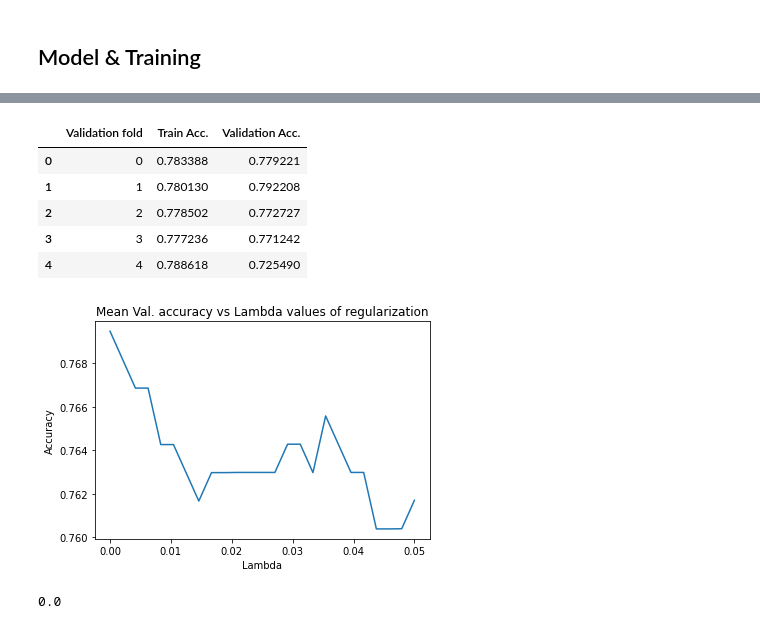
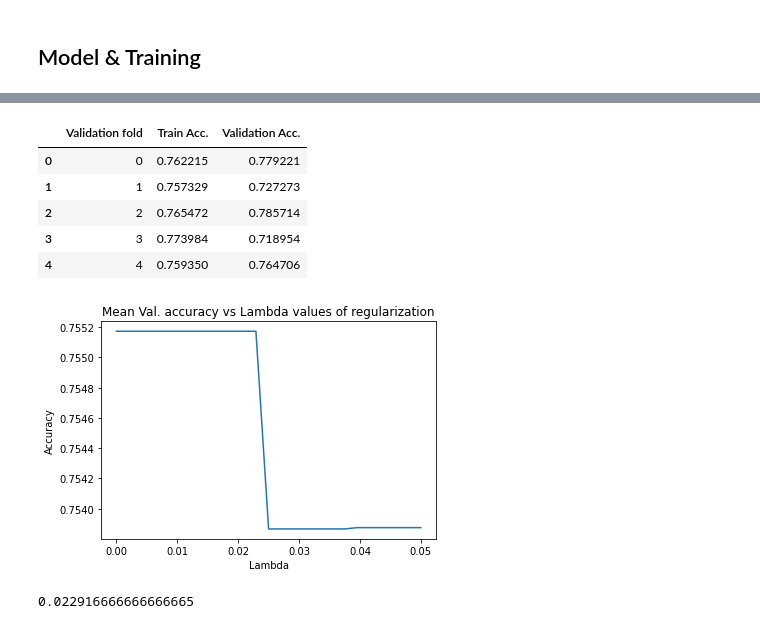
Before and after one commit to dv-rastogi/ml-pg-linear-models, a Jupyter notebook: LogRegression.ipynb, the cells around one changed output, grey strips where cells are left out. Drawn from its saved outputs; the diff is of its cells as text; code cells hidden in the pictures.

```diff
--- a/LogRegression.ipynb
+++ b/LogRegression.ipynb
@@ -105,7 +107,7 @@ class LogRegression:
     Uses Batch Gradient Descent for updates
     """
 
-    def __init__(self, normalise=True, lr=0.1, reg_lambda=0):
+    def __init__(self, normalise=True, lr=0.01, reg_lambda=0):
         self.normalise = normalise
         self.lr = lr
         self.reg_lambda = reg_lambda
@@ -146,13 +148,11 @@ class LogRegression:
         prev_step_size = np.inf
 
         while iters < epochs and prev_step_size > precision:
-            train_predict = self.predict(X_df)
             self.train_losses.append(self.loss(y, self.prob(X)))
-            self.train_accuracies.append(accuracy(y, train_predict))
+            self.train_accuracies.append(accuracy(y, self.predict(X_df)))
             if validation:
-                val_predict = self.predict(X_val_df)
                 self.validation_losses.append(self.loss(y_val, self.prob(X_val)))
-                self.validation_accuracies.append(accuracy(y_val, val_predict))
+                self.validation_accuracies.append(accuracy(y_val, self.predict(X_val_df)))
 
             if display:
                 print(f'Epoch {iters + 1} ----')
@@ -190,10 +190,18 @@ class LogRegression:
         return y_pred
 # %%
 log_reg_df = {'Validation fold': [], 'Train Acc.': [], 'Validation Acc.': []}
+log_reg_models_path = f'Weights/2/log-reg-models.sav'
+log_reg_models_exists = os.path.exists(log_reg_models_path)
+log_reg_models = joblib.load(log_reg_models_path) if log_reg_models_exists else []
 for val_fold in range(len(folds)):
     train_df, val_df = form_train_val(folds, val_fold)
-    log_reg = LogRegression()
-    log_reg.fit(train_df[feature_cols], train_df[out_col], val_df[feature_cols], val_df[out_col], display=False)
+    log_reg = None
+    if not log_reg_models_exists:
+        log_reg = LogRegression()
+        log_reg.fit(train_df[feature_cols], train_df[out_col], val_df[feature_cols], val_df[out_col], display=False)
+        log_reg_models.append(log_reg)
+    else:
+        log_reg = log_reg_models[val_fold]
 
     x_plot = np.arange(1, log_reg.epochs_run + 1)
     plt.plot(x_plot, log_reg.train_accuracies, label='train acc.')
@@ -218,4 +226,6 @@ for val_fold in range(len(folds)):
     log_reg_df['Validation Acc.'].append(log_reg.validation_accuracies[-1])
 
 log_reg_df = pd.DataFrame(log_reg_df)
+if not log_reg_models_exists:
+    joblib.dump(log_reg_models, log_reg_models_path)
 # %% [output]
@@ -233,34 +243,48 @@ log_reg_df = pd.DataFrame(log_reg_df)
 log_reg_df
 # %% [output]
 |  | Validation fold | Train Acc. | Validation Acc. |
-| 0 | 0 | 0.783388 | 0.779221 |
-| 1 | 1 | 0.780130 | 0.792208 |
-| 2 | 2 | 0.778502 | 0.772727 |
-| 3 | 3 | 0.777236 | 0.771242 |
-| 4 | 4 | 0.788618 | 0.725490 |
+| 0 | 0 | 0.762215 | 0.779221 |
+| 1 | 1 | 0.757329 | 0.727273 |
+| 2 | 2 | 0.765472 | 0.785714 |
+| 3 | 3 | 0.773984 | 0.718954 |
+| 4 | 4 | 0.759350 | 0.764706 |
 # %%
 reg_lambdas = np.linspace(0, 0.05, 25)
 mean_val_accuracy = []
+log_reg_lambda_models_path = f'Weights/2/log-reg-lambda-models.sav'
+log_reg_lambda_models_exists = os.path.exists(log_reg_lambda_models_path)
+log_reg_lambda_models = joblib.load(log_reg_lambda_models_path) if log_reg_lambda_models_exists else {}
 for reg_lambda in tqdm(reg_lambdas):
     val_accuracies = []
     for val_fold in range(len(folds)):
         train_df, val_df = form_train_val(folds, val_fold)
-        log_reg = LogRegression(reg_lambda=reg_lambda)
-        log_reg.fit(train_df[feature_cols], train_df[out_col], val_df[feature_cols], val_df[out_col], epochs=250, display=False)
+        log_reg = None
+        if not log_reg_lambda_models_exists:
+            log_reg = LogRegression(reg_lambda=reg_lambda)
+            log_reg.fit(train_df[feature_cols], train_df[out_col], val_df[feature_cols], val_df[out_col], display=False)
+            log_reg_lambda_models[(reg_lambda, val_fold)] = log_reg
+        else:
+            log_reg = log_reg_lambda_models[(reg_lambda, val_fold)]
         val_accuracies.append(log_reg.validation_accuracies[-1])
     mean_val_accuracy.append(np.mean(val_accuracies))
 
-min_reg_lambda_idx = np.argmax(mean_val_accuracy)
-optimal_reg_lambda = reg_lambdas[min_reg_lambda_idx]
+if not log_reg_lambda_models_exists:
+    joblib.dump(log_reg_lambda_models, log_reg_lambda_models_path)
+
+max_reg_lambda_idx = 0
+for i in range(len(mean_val_accuracy)):
+    if mean_val_accuracy[i] >= mean_val_accuracy[max_reg_lambda_idx]:
+        max_reg_lambda_idx = i
+optimal_reg_lambda = reg_lambdas[max_reg_lambda_idx]
 
 plt.plot(reg_lambdas, mean_val_accuracy)
 plt.title('Mean Val. accuracy vs Lambda values of regularization')
 plt.xlabel('Lambda')
 plt.ylabel('Accuracy')
 plt.show()
 # %% [output]
-[figure, old version]
+[figure, new version]
 # %%
 optimal_reg_lambda
 # %% [output]
-0.0
+0.022916666666666665
```
Also changed, not shown: parts of 6 cells of this notebook, 3 other files.
